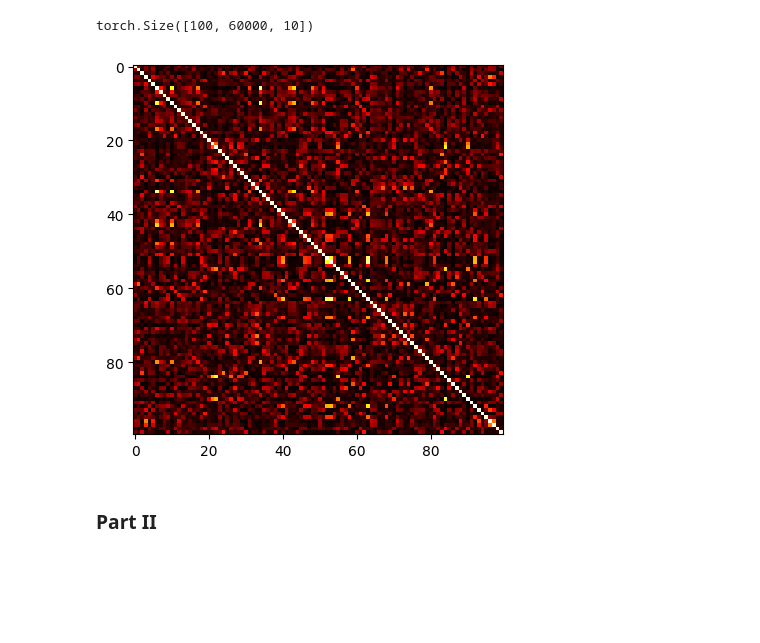
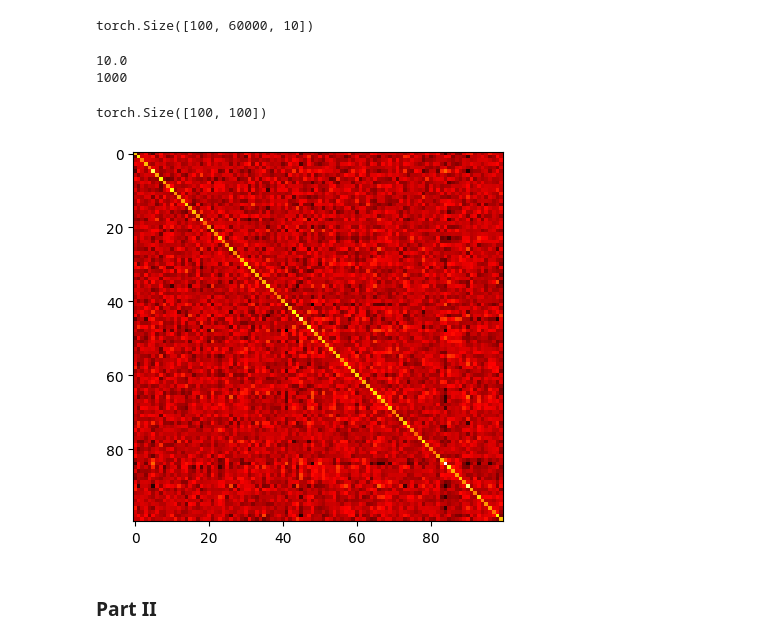
Before and after one commit to GiuliaLanzillotta/randomlearning, a Jupyter notebook: play.ipynb, the cells around one changed output. Saved outputs shown, nothing was run; the diff lists cells and outputs as text; code cells hidden in the pictures; blank space fills up the shorter version.

```diff
--- a/play.ipynb
+++ b/play.ipynb
@@ -123,11 +127,18 @@ class MLP(nn.Module):
 
     @staticmethod
     def init_weights(m):
+        # pytorch initialisations: https://pytorch.org/docs/stable/nn.init.html
         if isinstance(m, nn.Linear):
-            torch.nn.init.xavier_uniform_(m.weight)
+            #torch.nn.init.xavier_uniform_(m.weight)
+            #torch.nn.init.uniform_(m.weight, a = -1., b = 1.)
+            #torch.nn.init.normal_(m.weight, mean = 0.0, std = 1.)
+            #torch.nn.init.xavier_normal_(m.weight, gain=np.sqrt(2))
+            #torch.nn.init.orthogonal_(m.weight, gain=1.)
+            #torch.nn.init.kaiming_uniform_(m.weight, nonlinearity='relu')
+            torch.nn.init.kaiming_normal_(m.weight, nonlinearity='relu')
             m.bias.data.fill_(0.01)
 # %%
 input_dim = 28**2
-net = MLP(10, input_dim)
+net = MLP(10, input_dim, num_hidden_layers=1, hidden_dim=500)
 net.apply(net.init_weights)
 # %% [output]
@@ -185,7 +192,7 @@ epsilon = 0.000001 # error threshold
 #TODO: device checking
 #TODO: test reproducibility
 # %%
-T = 0.01 # temperature
+T = 0.0001 # temperature
 # %%
 def generate_random_net_basis(num_elements, net):
     B = []
@@ -205,7 +212,7 @@ def get_random_output_basis(net_basis, data_loader):
         net = net_basis[i]
         for (x,_) in data_loader:
             x = x.reshape(-1, net.input_dim)
-            with torch.no_grad(): outputs.append(net.forward(x, t=T))
+            with torch.no_grad(): outputs.append(net.forward(x, normalised=False, t=T))
         outputs = torch.vstack(outputs)
         yB.append(outputs)
     yB = torch.stack(yB)
@@ -220,13 +227,21 @@ yB = get_random_output_basis(B, train_loader)
 yB.shape
 # %% [output]
 torch.Size([100, 60000, 10])
+# %%
+# checking the rank
+print(np.mean([np.linalg.matrix_rank(yB.permute((1,0,2))[i]) for i in range(60000)]))
+print(np.linalg.matrix_rank(yB.permute((1,0,2)).reshape(60000,-1)))
+# %% [output]
+10.0
+1000
 # %%
 yB2 = torch.matmul(yB.reshape(K,-1),yB.reshape(K,-1).T)/torch.norm(yB.reshape(K,-1))**2
-yB2.shape
+print(yB2.shape)
 
 plt.imshow(yB2, cmap='hot', interpolation='nearest')
 plt.show()
 # %% [output]
+torch.Size([100, 100])
-[figure, old version]
+[figure, new version]
 # %% [markdown]
 ### Part II
```
Also changed, not shown: parts of 11 cells of this notebook.
